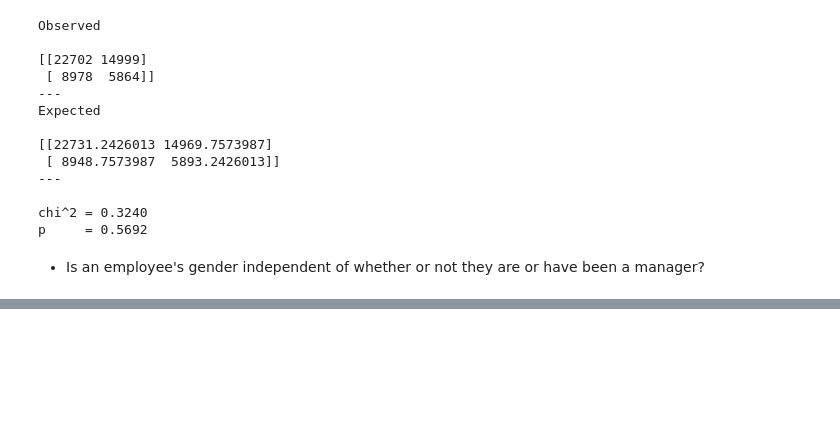
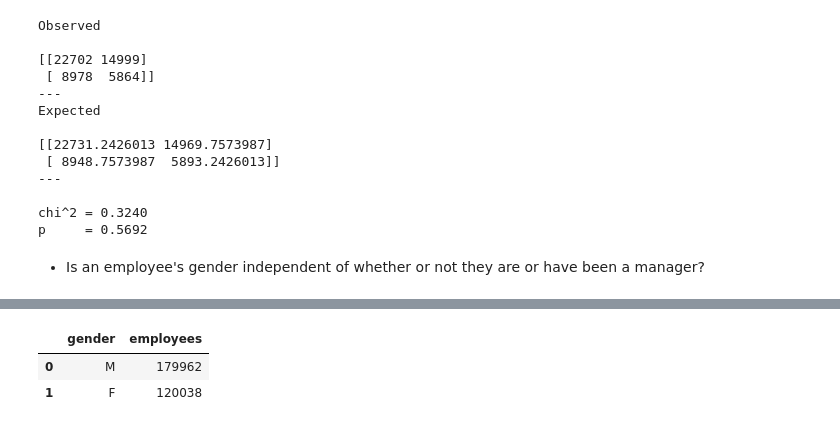
Before and after one commit to ThompsonBethany01/statistics-exercises, a Jupyter notebook: hypothesis_testing.ipynb, the cells around one changed output, grey strips where cells are left out. Drawn from its saved outputs; the diff is of its cells as text; code cells hidden in the pictures; blank space fills up the shorter version.

```diff
--- a/hypothesis_testing.ipynb
+++ b/hypothesis_testing.ipynb
@@ -802,0 +814,13 @@ p     = 0.5692
+# %%
+count_emps = pd.read_sql('''SELECT gender, COUNT(emp_no) as employees
+                        FROM employees
+                        WHERE emp_no NOT IN
+                            (SELECT emp_no
+                            FROM dept_manager)
+                        GROUP BY gender;
+                                ''',get_db_url('employees'))
+count_emps
+# %% [output]
+|  | gender | employees |
+| 0 | M | 179962 |
+| 1 | F | 120038 |
```
Also changed, not shown: parts of 2 cells of this notebook.
